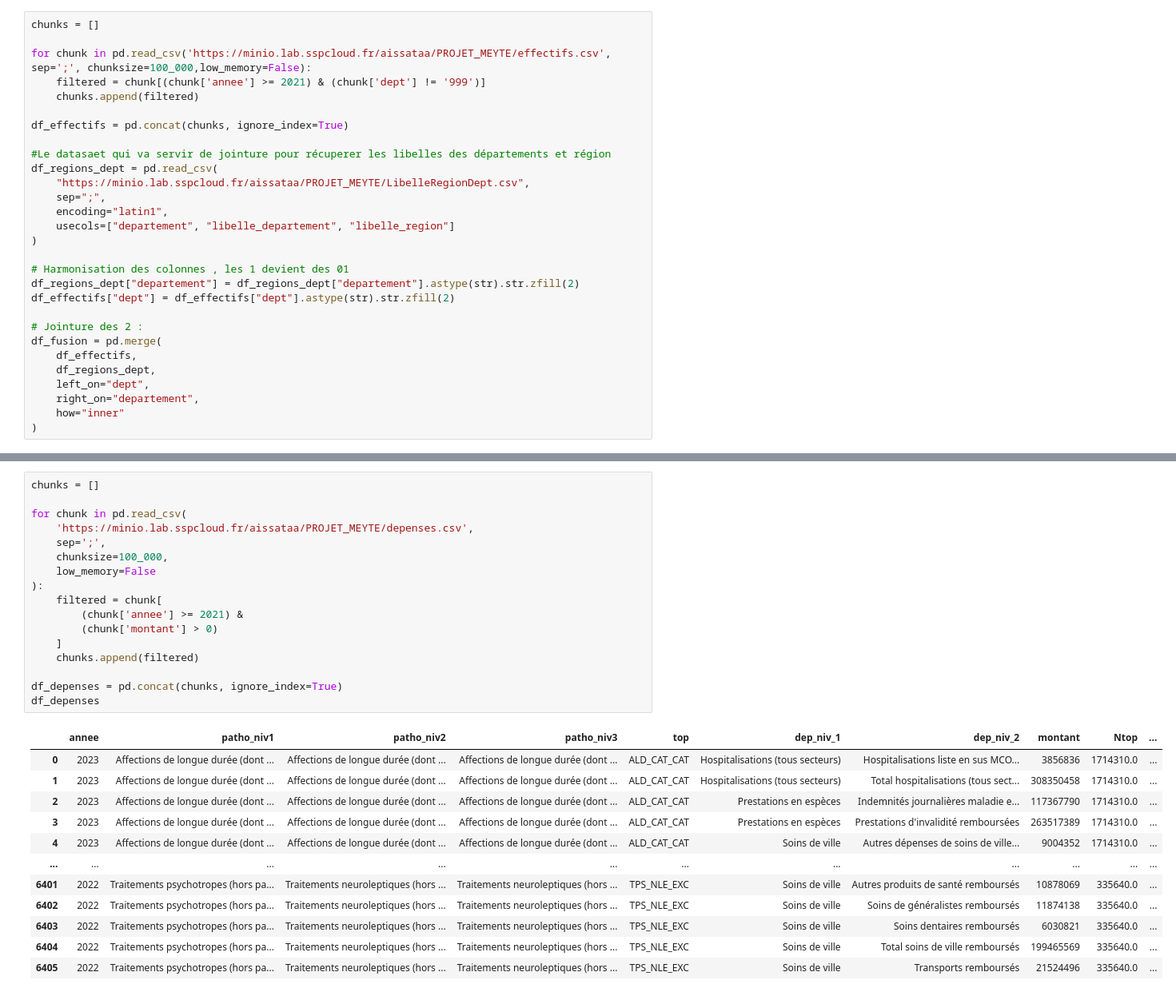
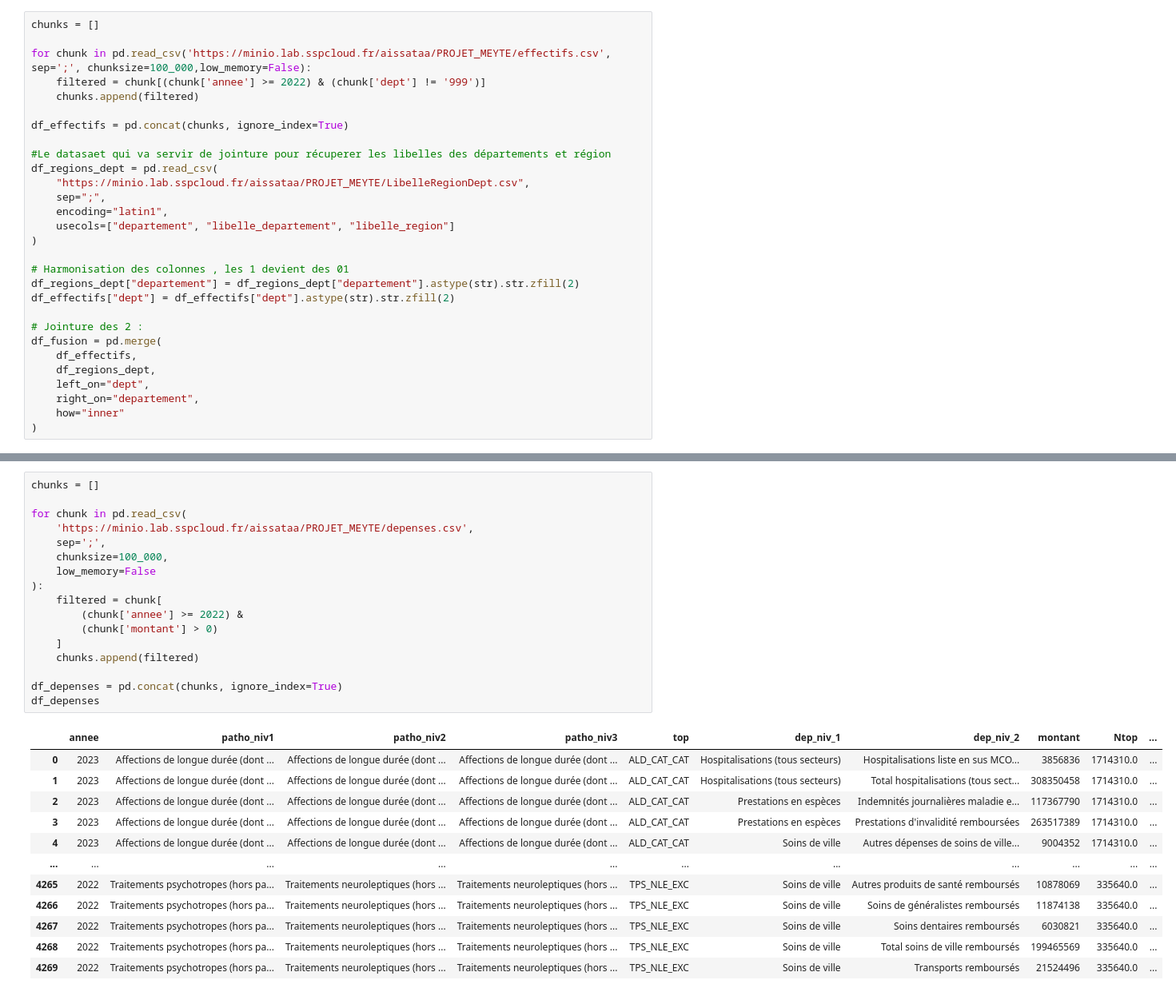
Before and after one commit to AissataProo/PROJET_MEYTE, a Jupyter notebook: notebooks/notebook.ipynb, the cells around one changed output, grey strips where cells are left out. Shown at 80% size. Cells and saved outputs as stored; diff of their text form.

```diff
--- a/notebooks/notebook.ipynb
+++ b/notebooks/notebook.ipynb
@@ -40,7 +40,7 @@ Pour garantir un chargement fiable et éviter les problèmes liés aux chemins l
 chunks = []
 
 for chunk in pd.read_csv('https://minio.lab.sspcloud.fr/aissataa/PROJET_MEYTE/effectifs.csv', sep=';', chunksize=100_000,low_memory=False):
-    filtered = chunk[(chunk['annee'] >= 2021) & (chunk['dept'] != '999')]
+    filtered = chunk[(chunk['annee'] >= 2022) & (chunk['dept'] != '999')]
     chunks.append(filtered)
 
 df_effectifs = pd.concat(chunks, ignore_index=True)
@@ -423,30 +423,30 @@ Ces deux indicateurs offrent ainsi une vision complémentaire des dépenses de s
 # %%
 chunks = []
 
 for chunk in pd.read_csv(
     'https://minio.lab.sspcloud.fr/aissataa/PROJET_MEYTE/depenses.csv',
     sep=';',
     chunksize=100_000,
     low_memory=False
 ):
     filtered = chunk[
-        (chunk['annee'] >= 2021) &
+        (chunk['annee'] >= 2022) &
         (chunk['montant'] > 0)
     ]
     chunks.append(filtered)
 
 df_depenses = pd.concat(chunks, ignore_index=True)
 df_depenses
 # %% [output]
 |  | annee | patho_niv1 | patho_niv2 | patho_niv3 | top | dep_niv_1 | dep_niv_2 | montant | Ntop | ... |
 | 0 | 2023 | Affections de longue durée (dont ... | Affections de longue durée (dont ... | Affections de longue durée (dont ... | ALD_CAT_CAT | Hospitalisations (tous secteurs) | Hospitalisations liste en sus MCO... | 3856836 | 1714310.0 | ... |
 | 1 | 2023 | Affections de longue durée (dont ... | Affections de longue durée (dont ... | Affections de longue durée (dont ... | ALD_CAT_CAT | Hospitalisations (tous secteurs) | Total hospitalisations (tous sect... | 308350458 | 1714310.0 | ... |
 | 2 | 2023 | Affections de longue durée (dont ... | Affections de longue durée (dont ... | Affections de longue durée (dont ... | ALD_CAT_CAT | Prestations en espèces | Indemnités journalières maladie e... | 117367790 | 1714310.0 | ... |
 | 3 | 2023 | Affections de longue durée (dont ... | Affections de longue durée (dont ... | Affections de longue durée (dont ... | ALD_CAT_CAT | Prestations en espèces | Prestations d'invalidité remboursées | 263517389 | 1714310.0 | ... |
 | 4 | 2023 | Affections de longue durée (dont ... | Affections de longue durée (dont ... | Affections de longue durée (dont ... | ALD_CAT_CAT | Soins de ville | Autres dépenses de soins de ville... | 9004352 | 1714310.0 | ... |
 | ... | ... | ... | ... | ... | ... | ... | ... | ... | ... | ... |
-| 6401 | 2022 | Traitements psychotropes (hors pa... | Traitements neuroleptiques (hors ... | Traitements neuroleptiques (hors ... | TPS_NLE_EXC | Soins de ville | Autres produits de santé remboursés | 10878069 | 335640.0 | ... |
-| 6402 | 2022 | Traitements psychotropes (hors pa... | Traitements neuroleptiques (hors ... | Traitements neuroleptiques (hors ... | TPS_NLE_EXC | Soins de ville | Soins de généralistes remboursés | 11874138 | 335640.0 | ... |
-| 6403 | 2022 | Traitements psychotropes (hors pa... | Traitements neuroleptiques (hors ... | Traitements neuroleptiques (hors ... | TPS_NLE_EXC | Soins de ville | Soins dentaires remboursés | 6030821 | 335640.0 | ... |
-| 6404 | 2022 | Traitements psychotropes (hors pa... | Traitements neuroleptiques (hors ... | Traitements neuroleptiques (hors ... | TPS_NLE_EXC | Soins de ville | Total soins de ville remboursés | 199465569 | 335640.0 | ... |
-| 6405 | 2022 | Traitements psychotropes (hors pa... | Traitements neuroleptiques (hors ... | Traitements neuroleptiques (hors ... | TPS_NLE_EXC | Soins de ville | Transports remboursés | 21524496 | 335640.0 | ... |
+| 4265 | 2022 | Traitements psychotropes (hors pa... | Traitements neuroleptiques (hors ... | Traitements neuroleptiques (hors ... | TPS_NLE_EXC | Soins de ville | Autres produits de santé remboursés | 10878069 | 335640.0 | ... |
+| 4266 | 2022 | Traitements psychotropes (hors pa... | Traitements neuroleptiques (hors ... | Traitements neuroleptiques (hors ... | TPS_NLE_EXC | Soins de ville | Soins de généralistes remboursés | 11874138 | 335640.0 | ... |
+| 4267 | 2022 | Traitements psychotropes (hors pa... | Traitements neuroleptiques (hors ... | Traitements neuroleptiques (hors ... | TPS_NLE_EXC | Soins de ville | Soins dentaires remboursés | 6030821 | 335640.0 | ... |
+| 4268 | 2022 | Traitements psychotropes (hors pa... | Traitements neuroleptiques (hors ... | Traitements neuroleptiques (hors ... | TPS_NLE_EXC | Soins de ville | Total soins de ville remboursés | 199465569 | 335640.0 | ... |
+| 4269 | 2022 | Traitements psychotropes (hors pa... | Traitements neuroleptiques (hors ... | Traitements neuroleptiques (hors ... | TPS_NLE_EXC | Soins de ville | Transports remboursés | 21524496 | 335640.0 | ... |
```
Also changed, not shown: parts of 14 cells of this notebook.
